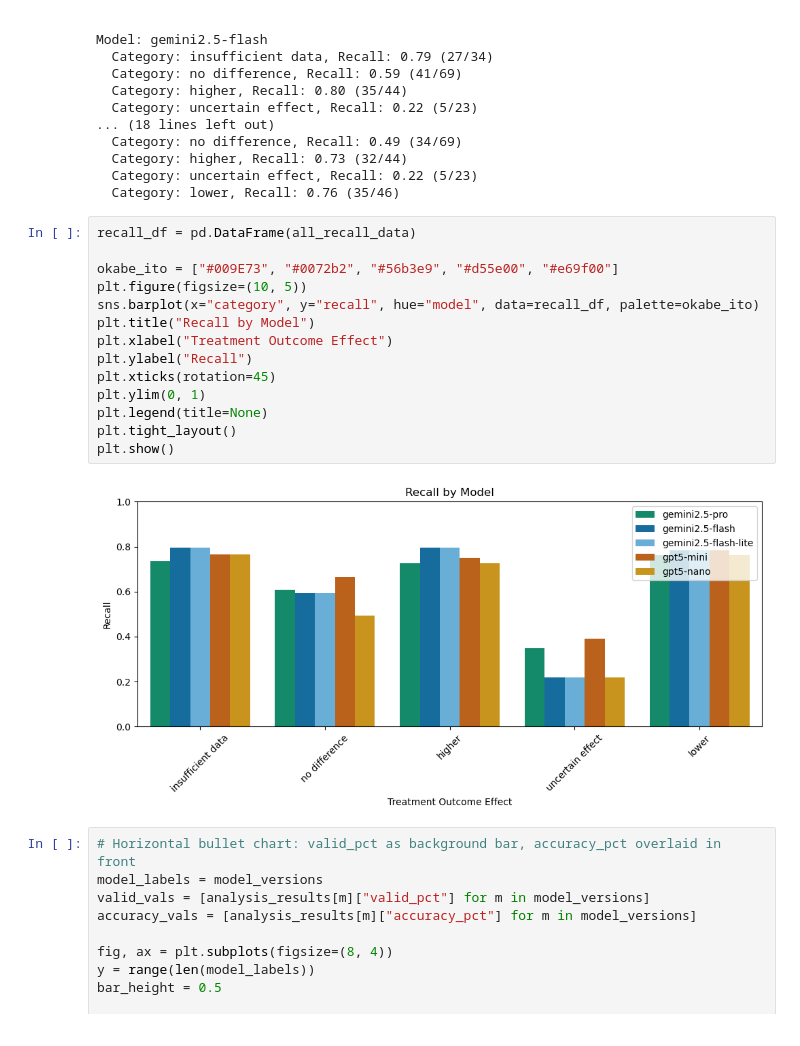
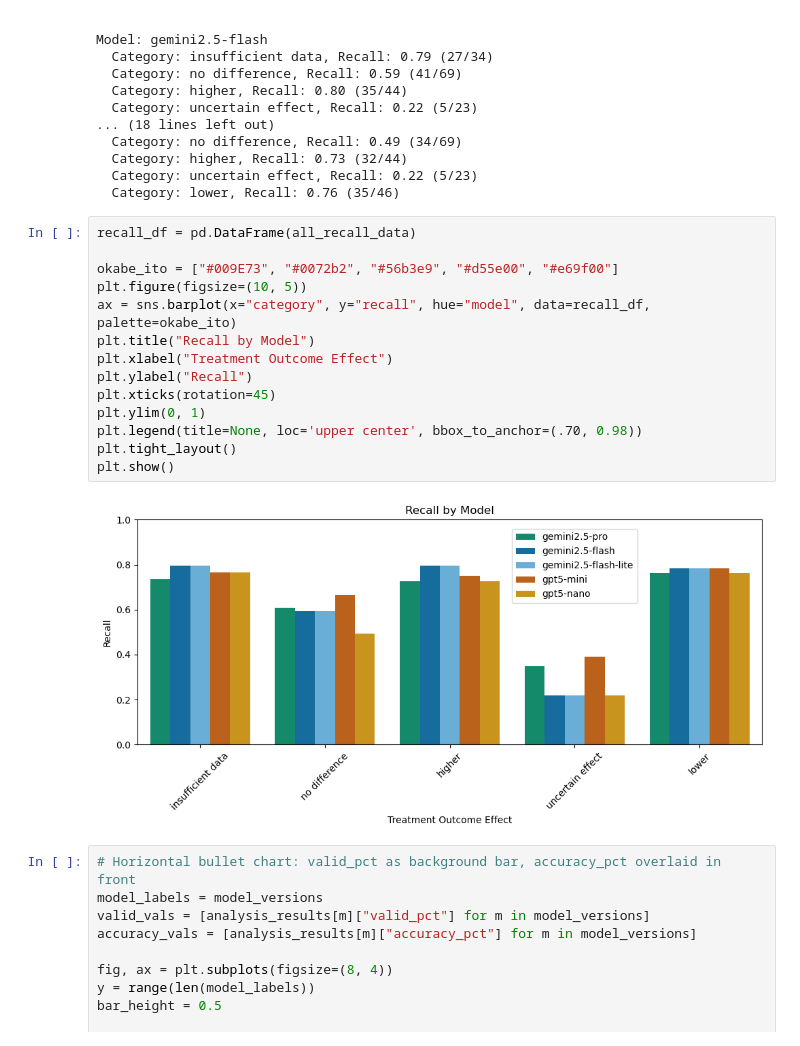
Before and after one commit to hyesunyun/LLMHealthFramingEffect, a Jupyter notebook: code/evaluate_medevidence.ipynb, the cells around one changed output. Cells and saved outputs as stored; diff of their text form.

```diff
--- a/code/evaluate_medevidence.ipynb
+++ b/code/evaluate_medevidence.ipynb
@@ -413,19 +413,19 @@ Model: gemini2.5-flash
 # %%
 recall_df = pd.DataFrame(all_recall_data)
 
 okabe_ito = ["#009E73", "#0072b2", "#56b3e9", "#d55e00", "#e69f00"]
 plt.figure(figsize=(10, 5))
-sns.barplot(x="category", y="recall", hue="model", data=recall_df, palette=okabe_ito)
+ax = sns.barplot(x="category", y="recall", hue="model", data=recall_df, palette=okabe_ito)
 plt.title("Recall by Model")
 plt.xlabel("Treatment Outcome Effect")
 plt.ylabel("Recall")
 plt.xticks(rotation=45)
 plt.ylim(0, 1)
-plt.legend(title=None)
+plt.legend(title=None, loc='upper center', bbox_to_anchor=(.70, 0.98))
 plt.tight_layout()
 plt.show()
 # %% [output]
-[figure, old version]
+[figure, new version]
 # %%
 # Horizontal bullet chart: valid_pct as background bar, accuracy_pct overlaid in front
 model_labels = model_versions
```
